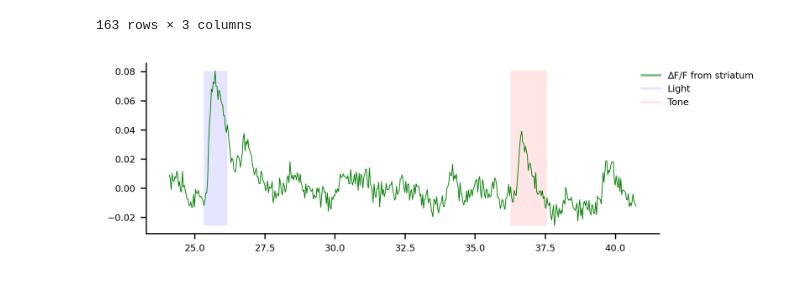
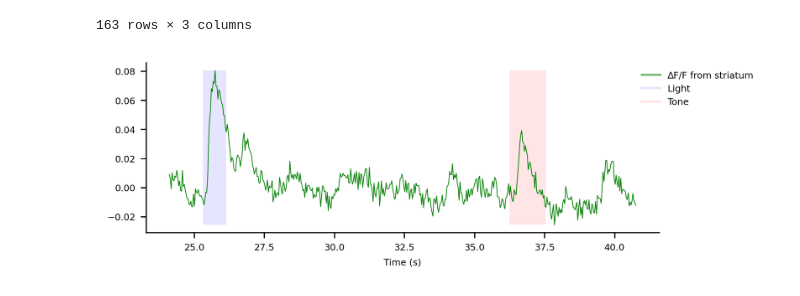
Before and after one commit to catalystneuro/howe-lab-to-nwb, a Jupyter notebook: src/howe_lab_to_nwb/vu2024/tutorials/vu2024_tutorial.ipynb, the cells around one changed output. Cells and saved outputs as stored; diff of their text form; code cells hidden in the pictures.

```diff
--- a/src/howe_lab_to_nwb/vu2024/tutorials/vu2024_tutorial.ipynb
+++ b/src/howe_lab_to_nwb/vu2024/tutorials/vu2024_tutorial.ipynb
@@ -527,7 +485,6 @@ events
 | 162 | 1330.61350 | 1331.48025 | Light |
 163 rows × 3 columns
 # %%
-import pandas as pd
 from matplotlib import pyplot as plt
 import matplotlib.lines as mlines
 
@@ -538,32 +495,32 @@ timestamps = df_over_f_traces.get_timestamps()[700:1200]
 fig, ax = plt.subplots(nrows=1, ncols=1, figsize=(6, 2), dpi=300, sharex=True)
 
 light_events = events[events["event_type"] == "Light"]
 light_events = light_events[(light_events["start_time"] >= timestamps[0]) & (light_events["stop_time"] < timestamps[-1])]
 
 tone_events = events[events["event_type"] == "Tone"]
 tone_events = tone_events[(tone_events["start_time"] >= timestamps[0]) & (tone_events["stop_time"] < timestamps[-1])]
 
 ax.plot(timestamps, data, color="green", linewidth=0.5)
 
 for ind, row in light_events.iterrows():
     ax.fill_between(timestamps, min(data), max(data), where=(timestamps >= row["start_time"]) & (timestamps <= row["stop_time"]), color='blue', edgecolor='none', alpha=0.1)
 
 for ind, row in tone_events.iterrows():
     ax.fill_between(timestamps, min(data), max(data), where=(timestamps >= row["start_time"]) & (timestamps <= row["stop_time"]), color='red', edgecolor='none', alpha=0.1)
 
 # Create proxy lines for legend entries with corresponding colors and transparency
 green_line = mlines.Line2D([], [], color='green', label='∆F/F from striatum', alpha=0.5)
 blue_line = mlines.Line2D([], [], color='blue', label='Light', alpha=0.1)
 red_line = mlines.Line2D([], [], color='red', label='Tone', alpha=0.1)
 
-# Set legends with proxy lines
 ax.legend(handles=[green_line, blue_line, red_line], frameon=False, bbox_to_anchor=(.95, 1), loc='upper left', prop={'size': 6})
 
 ax.spines['top'].set_visible(False)
 ax.spines['right'].set_visible(False)
 ax.tick_params(axis='y', labelsize=6)
 ax.tick_params(axis='x', labelsize=6)
+plt.xlabel('Time (s)', fontsize=6)
 
 plt.show()
 # %% [output]
-[figure, old version]
+[figure, new version]
```
Also changed, not shown: parts of 29 cells of this notebook, 1 other file.
